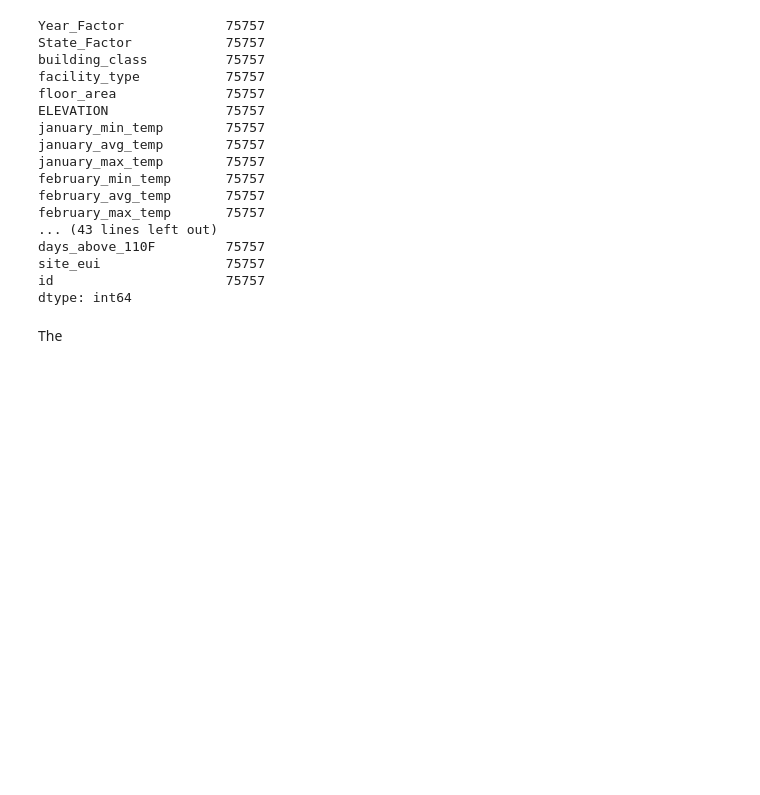
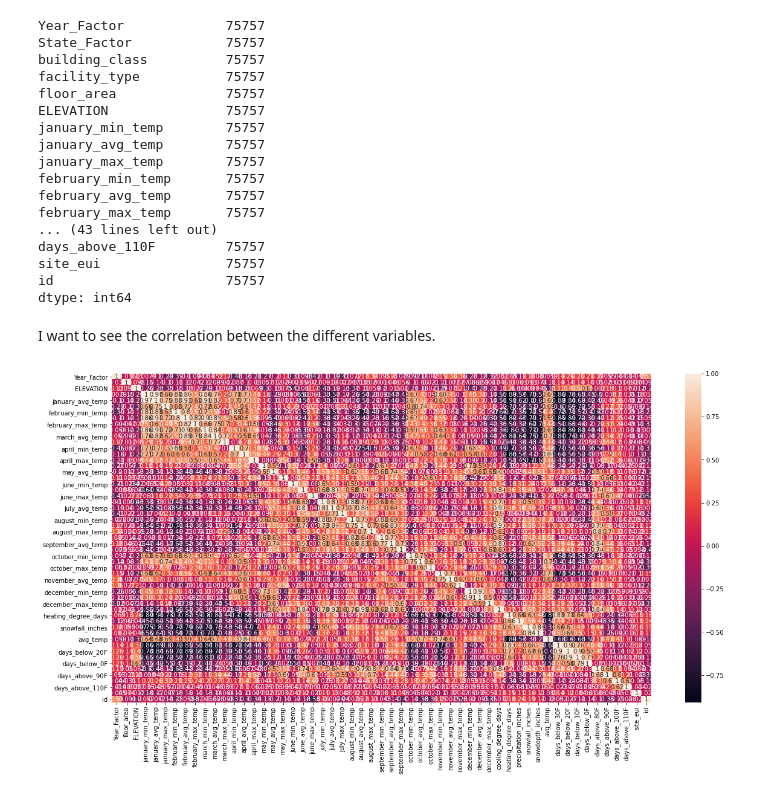
Before and after one commit to Subhangi-G/WiDS_2022, a Jupyter notebook: WiDS_2022_v1.ipynb, the cells around one changed output. Saved outputs shown, nothing was run; the diff lists cells and outputs as text; code cells hidden in the pictures; blank space fills up the shorter version.

```diff
--- a/WiDS_2022_v1.ipynb
+++ b/WiDS_2022_v1.ipynb
@@ -1,3 +1,9 @@
 # %%
 # Import dependencies
 import pandas as pd
+import numpy as np
+
+import matplotlib.pyplot as plt
+import seaborn as sns
+sns.set(color_codes=True) # For background of the graphs
+%matplotlib inline
@@ -163,5 +181,12 @@ days_above_110F         75757
 site_eui                75757
 id                      75757
 dtype: int64
-# %% [markdown]
-The
+# %% [markdown]
+I want to see the correlation between the different variables.
+# %%
+# Obtain the correlation matrix for the variable
+plt.figure(figsize = (20, 10))
+sns.heatmap(trim_data_1_df.corr(), annot = True)
+plt.show()
+# %% [output]
+[figure, added]
```
Also changed, not shown: parts of 13 cells of this notebook, 2 other files.
